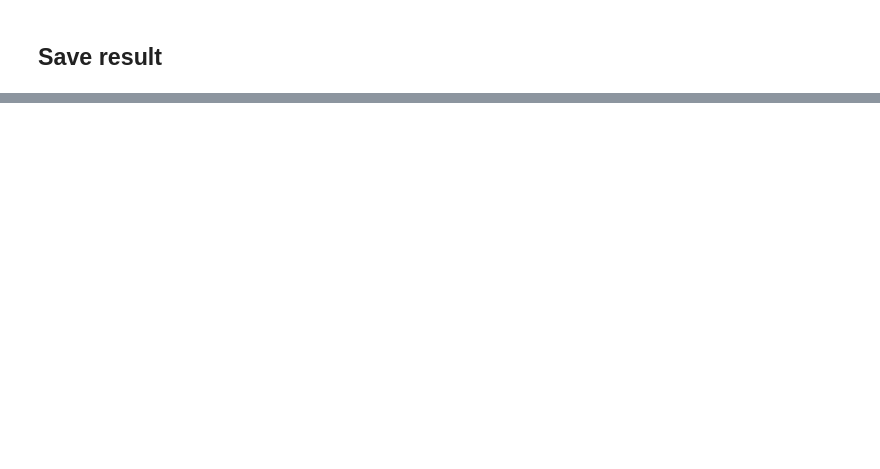
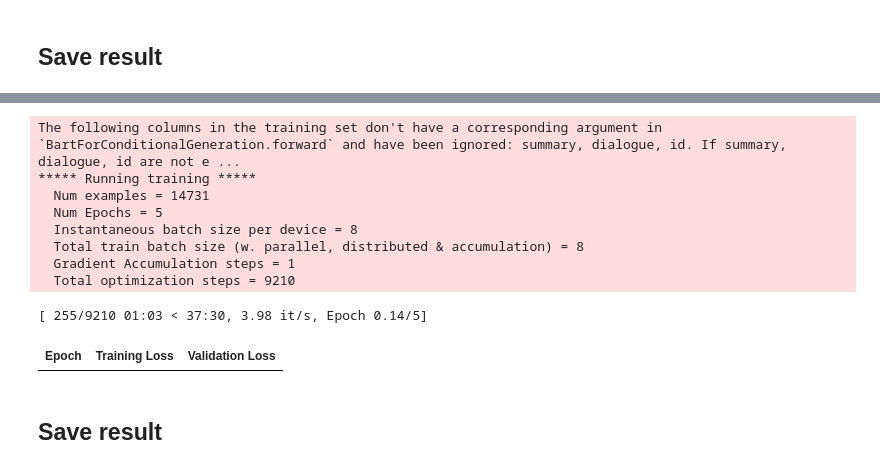
Before and after one commit to starc52/Dialogue-Summarisation, a Jupyter notebook: coref/coref.ipynb, the cells around one changed output, grey strips where cells are left out. Cells and saved outputs as stored; diff of their text form; code cells hidden in the pictures; blank space fills up the shorter version.

```diff
--- a/coref/coref.ipynb
+++ b/coref/coref.ipynb
@@ -791,0 +743,18 @@ save_result(batch_result, path)
+# %%
+batch_size = 8
+
+args = Seq2SeqTrainingArguments(
+    "t5-coref-dialogue-summarization",
+    evaluation_strategy = "epoch",
+    learning_rate=2e-5,
+    per_device_train_batch_size=batch_size,
+    per_device_eval_batch_size=batch_size,
+    # gradient_accumulation_steps=2,
+    weight_decay=0.01,
+    # save_total_limit=2,
+    num_train_epochs=5,
+    logging_steps = 10, ## added
+    predict_with_generate=True,
+    fp16=True,
+    report_to="none",
+)
@@ -791,0 +763,15 @@ save_result(batch_result, path)
+# %%
+data_collator = DataCollatorForSeq2Seq(tokenizer, model=model, padding=True)
+# %%
+tokenized_coref_datasets_train = tokenized_coref_datasets['train']
+tokenized_coref_dataset_val = tokenized_coref_datasets['validation']
+# %%
+trainer = CustomTrainer(
+    model,
+    args,
+    train_dataset=tokenized_coref_datasets_train,
+    eval_dataset=tokenized_coref_dataset_val,
+    data_collator=data_collator,
+    tokenizer=tokenizer,
+    compute_metrics=compute_metrics
+)
@@ -791,0 +804,13 @@ save_result(batch_result, path)
+# %%
+trainer.train()
+# %% [output]
+The following columns in the training set don't have a corresponding argument in `BartForConditionalGeneration.forward` and have been ignored: summary, dialogue, id. If summary, dialogue, id are not e ...
+***** Running training *****
+  Num examples = 14731
+  Num Epochs = 5
+  Instantaneous batch size per device = 8
+  Total train batch size (w. parallel, distributed & accumulation) = 8
+  Gradient Accumulation steps = 1
+  Total optimization steps = 9210
+[ 255/9210 01:03 < 37:30, 3.98 it/s, Epoch 0.14/5]
+| Epoch | Training Loss | Validation Loss |
@@ -791,0 +819,2 @@ save_result(batch_result, path)
+# %% [markdown]
+## Save result
```
Also changed, not shown: parts of 42 cells of this notebook.
